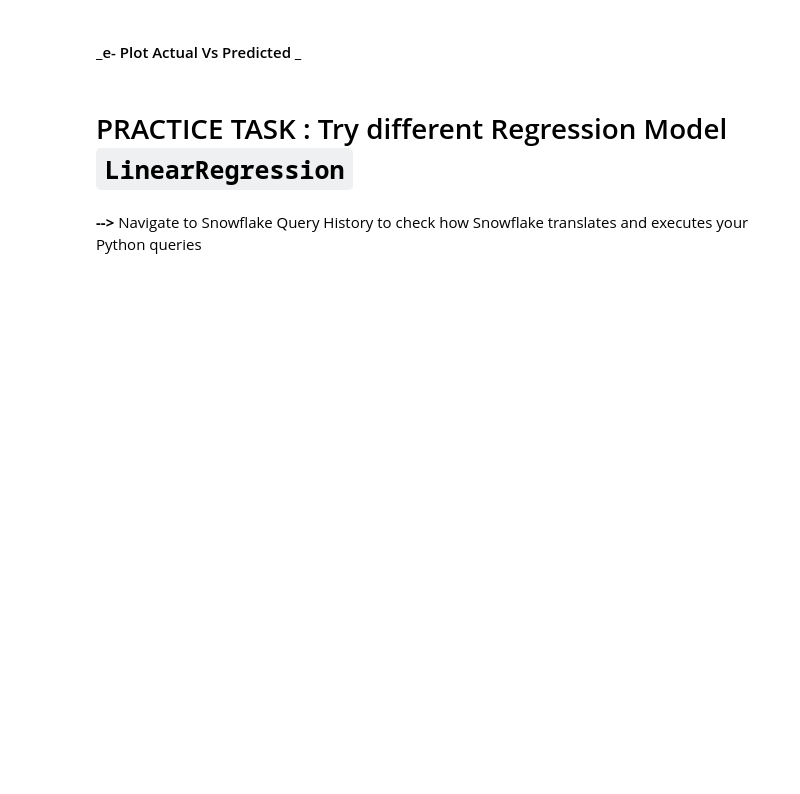
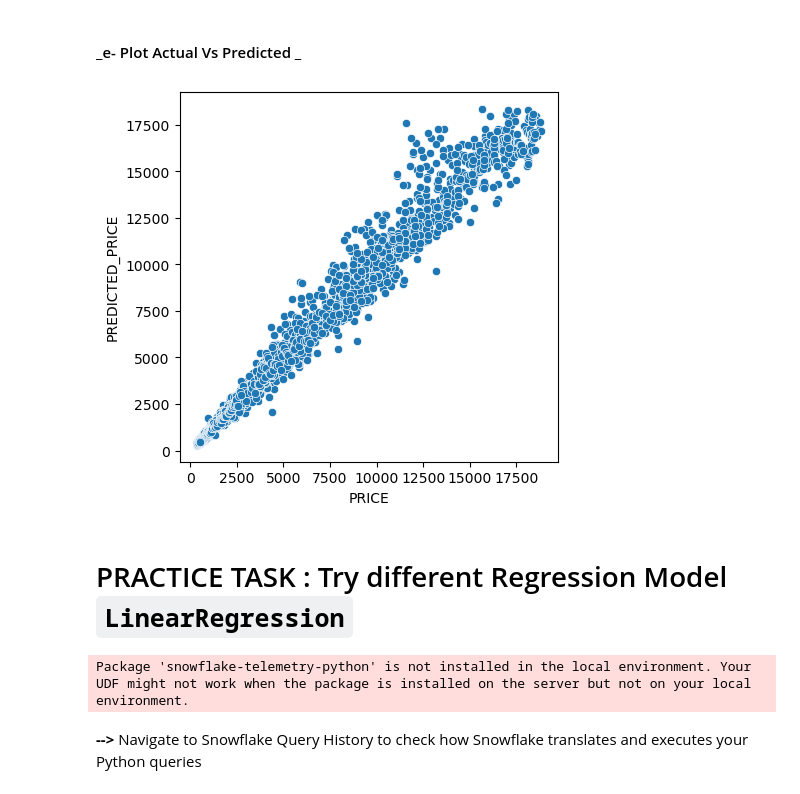
Before and after one commit to James-Mc1ntyre/SnowflakePractice_Diamonds, a Jupyter notebook: COURSERA GP Snowflake for Data Science Intro to Snowpark ML for Python_learner Guide_Final.ipynb, the cells around one changed output. Drawn from its saved outputs; the diff is of its cells as text; code cells hidden in the pictures; blank space fills up the shorter version.

```diff
--- a/COURSERA GP Snowflake for Data Science Intro to Snowpark ML for Python_learner Guide_Final.ipynb
+++ b/COURSERA GP Snowflake for Data Science Intro to Snowpark ML for Python_learner Guide_Final.ipynb
@@ -48,6 +48,9 @@ import joblib
 import warnings; warnings.simplefilter('ignore')
 # %% [markdown]
 #### _**b- Establish Secure Connection to Snowflake**_
+# %%
+from snowflake.snowpark import Session
+session = Session.builder.config("connection_name", 'DIAMONDS_CONNECTION',).create()
 # %%
 # Verify connectivity to Snowflake
 snowflake_environment = session.sql('SELECT current_user(), current_version()').collect()
@@ -76,8 +90,9 @@ input_tbl = f"{session.get_current_database()}.{session.get_current_schema()}.{D
 # %%
 # First, we read-in the data from a Snowflake table into a Snowpark DataFrame
-diamonds_df =
+diamonds_df = session.table(input_tbl)
 
 # Let's visualise the Data
-
+diamonds_df.show()
 
 # Describe Snowpark Datafarame
+diamonds_df.describe().show()
@@ -223,11 +350,11 @@ OUTPUT_COLUMNS = ['PREDICTED_PRICE']
 #### _c- Build XGBoost Regression Model_
 # %%
 # Split the data into train and test sets
-diamonds_train_df, diamonds_test_df =
+diamonds_train_df, diamonds_test_df = diamonds_df.random_split(weights=[0.9,0.1], seed=0)
 
 # Run the train and test sets through the Pipeline object we defined earlier
 train_df = preprocessing_pipeline.fit(diamonds_train_df).transform(diamonds_train_df)
-test_df =
+test_df = preprocessing_pipeline.fit(diamonds_test_df).transform(diamonds_test_df)
 # %%
 # Define the XGBRegressor
 regressor = XGBRegressor(
@@ -237,6 +364,7 @@ regressor = XGBRegressor(
 )
 
 # Train
-
+regressor.fit(train_df)
 
 # Predict
+result= regressor.predict(test_df)
@@ -253,5 +400,13 @@ print('Acccuracy:', r2_score(df=result,y_true_col_name="PRICE",y_pred_col_name="
 # %% [markdown]
 #### _e- Plot Actual Vs Predicted _
+# %%
+import seaborn as sns
+import matplotlib.pyplot as plt
+
+sns.scatterplot(data = result.to_pandas(), x="PRICE", y = "PREDICTED_PRICE")
+plt.gca().set_aspect(1)
+# %% [output]
+[figure, added]
 # %% [markdown]
 # PRACTICE TASK : Try different Regression Model `LinearRegression`
 # %%
@@ -268,3 +415,19 @@ from snowflake.ml.modeling.linear_model import LinearRegression
+# %%
+# Define the LinearRegression
+lr = LinearRegression(
+    input_cols = CATEGORICAL_COLUMNS_OE+NUMERICAL_COLUMNS,
+    label_cols = LABEL_COLUMNS,
+    output_cols = OUTPUT_COLUMNS
+)
+
+
+# Train
+lr.fit(train_df)
+
+# Predict
+lr_result = lr.predict(test_df)
+# %% [output]
+Package 'snowflake-telemetry-python' is not installed in the local environment. Your UDF might not work when the package is installed on the server but not on your local environment.
 # %% [markdown]
 **-->** Navigate to Snowflake Query History to check how Snowflake translates and executes your Python queries
 # %%
```
Also changed, not shown: parts of 31 cells of this notebook, 1 other file.
